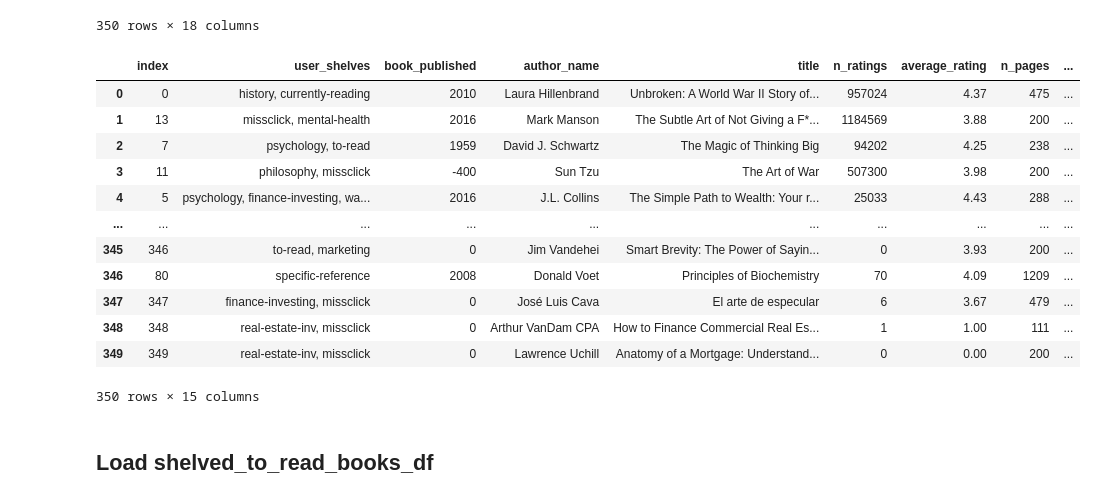
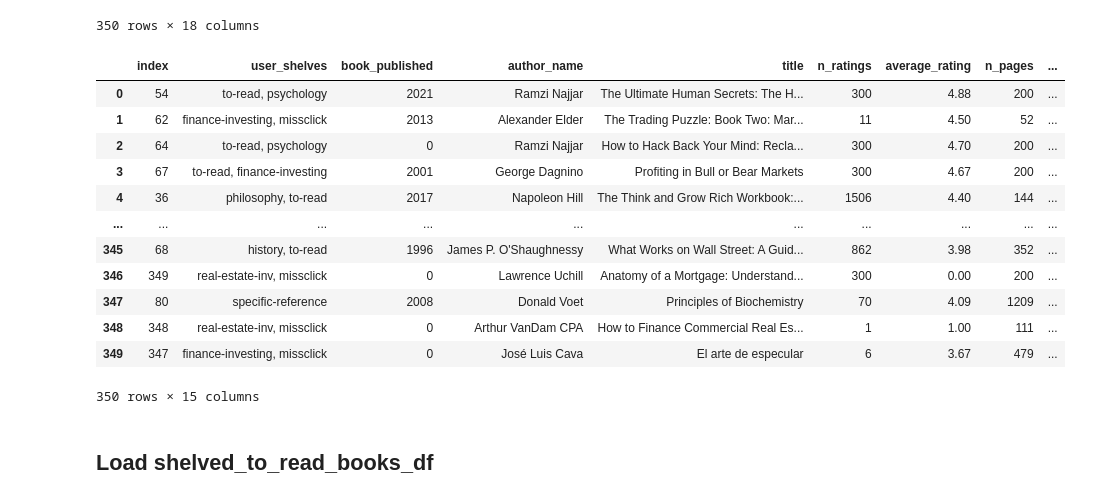
Before and after one commit to jgonzal1/jgonzal1.github.io, a Jupyter notebook: assets/📚.ipynb, the cells around one changed output. Cells and saved outputs as stored; diff of their text form; code cells hidden in the pictures.

```diff
--- a/assets/📚.ipynb
+++ b/assets/📚.ipynb
@@ -151,43 +151,47 @@ shelved_to_read_books_df = pd.read_csv("../data/goodreads-transformed/shelved_to
 del shelved_to_read_books_df["n_ratings"]
 shelved_to_read_book_ids_df = pd.read_csv("../data/goodreads-transformed/shelved_to_read_book_ids.csv")
 shelved_to_read_books_df = shelved_to_read_books_df.merge(
   shelved_to_read_book_ids_df, how='left', on="book_id"
 ).fillna(0)
+shelved_to_read_books_df.loc[shelved_to_read_books_df["book_id"]==9923513, "n_ratings"] = 4
+shelved_to_read_books_df.loc[shelved_to_read_books_df["book_id"]==9923513, "average_rating"] = 4.3
+shelved_to_read_books_df.loc[shelved_to_read_books_df["book_id"]==9923513, "n_pages"] = 196
 shelved_to_read_books_df["n_pages"] = shelved_to_read_books_df["n_pages"].apply(lambda np: 200 if np==0 else np)
+shelved_to_read_books_df["n_ratings"] = shelved_to_read_books_df["n_ratings"].apply(lambda nr: 300 if nr==0 else nr)
 shelved_to_read_books_df = shelved_to_read_books_df.astype({
   "n_ratings": "int32",
   "n_pages": "int32"
 })
 shelved_to_read_books_df["darks"] = shelved_to_read_books_df[[
   "average_rating", "n_ratings", "n_pages"
 ]].apply(
-  lambda r: (max(r.iloc[0]**1.6, r.iloc[0]**2.2-12)-8) + (3*np.log10(r.iloc[1]+1)) - (10*np.log10(r.iloc[2]+1)-20) #avg>pages>reads
+  lambda r: max(max(r.iloc[0], r.iloc[0]**2-12)-3,-1) + max(1.5*np.log10(r.iloc[1]+1)-0.18,0) + max(21.4-8*np.log10(r.iloc[2]+1),0) #avg>pages>reads
   , axis=1
 )
 shelved_to_read_books_df = shelved_to_read_books_df.sort_values("darks", ascending=[False])[[
   "user_shelves", "book_published", "author_name", "title"
   , "n_ratings", "average_rating", "n_pages", "darks", "user_rating"
   , "book_id", "isbn", "date_shelved", "filename", "batch"
 ]][
   ~shelved_to_read_books_df["user_shelves"].str.contains("read-inspiring") &
   (shelved_to_read_books_df["user_rating"]!=1) &
   (shelved_to_read_books_df["user_rating"]!=2)
 ]
 shelved_to_read_books_df.index.name='index'
 shelved_to_read_books_df = shelved_to_read_books_df.reset_index()
 shelved_to_read_books_df.to_csv('../data/goodreads-transformed/shelved_to_read_books_2_df.csv')
 shelved_to_read_books_df
 # %% [output]
 |  | index | user_shelves | book_published | author_name | title | n_ratings | average_rating | n_pages | ... |
-| 0 | 0 | history, currently-reading | 2010 | Laura Hillenbrand | Unbroken: A World War II Story of... | 957024 | 4.37 | 475 | ... |
-| 1 | 13 | missclick, mental-health | 2016 | Mark Manson | The Subtle Art of Not Giving a F*... | 1184569 | 3.88 | 200 | ... |
-| 2 | 7 | psychology, to-read | 1959 | David J. Schwartz | The Magic of Thinking Big | 94202 | 4.25 | 238 | ... |
-| 3 | 11 | philosophy, missclick | -400 | Sun Tzu | The Art of War | 507300 | 3.98 | 200 | ... |
-| 4 | 5 | psychology, finance-investing, wa... | 2016 | J.L. Collins | The Simple Path to Wealth: Your r... | 25033 | 4.43 | 288 | ... |
+| 0 | 54 | to-read, psychology | 2021 | Ramzi Najjar | The Ultimate Human Secrets: The H... | 300 | 4.88 | 200 | ... |
+| 1 | 62 | finance-investing, missclick | 2013 | Alexander Elder | The Trading Puzzle: Book Two: Mar... | 11 | 4.50 | 52 | ... |
+| 2 | 64 | to-read, psychology | 0 | Ramzi Najjar | How to Hack Back Your Mind: Recla... | 300 | 4.70 | 200 | ... |
+| 3 | 67 | to-read, finance-investing | 2001 | George Dagnino | Profiting in Bull or Bear Markets | 300 | 4.67 | 200 | ... |
+| 4 | 36 | philosophy, to-read | 2017 | Napoleon Hill | The Think and Grow Rich Workbook:... | 1506 | 4.40 | 144 | ... |
 | ... | ... | ... | ... | ... | ... | ... | ... | ... | ... |
-| 345 | 346 | to-read, marketing | 0 | Jim Vandehei | Smart Brevity: The Power of Sayin... | 0 | 3.93 | 200 | ... |
-| 346 | 80 | specific-reference | 2008 | Donald Voet | Principles of Biochemistry | 70 | 4.09 | 1209 | ... |
-| 347 | 347 | finance-investing, missclick | 0 | José Luis Cava | El arte de especular | 6 | 3.67 | 479 | ... |
+| 345 | 68 | history, to-read | 1996 | James P. O'Shaughnessy | What Works on Wall Street: A Guid... | 862 | 3.98 | 352 | ... |
+| 346 | 349 | real-estate-inv, missclick | 0 | Lawrence Uchill | Anatomy of a Mortgage: Understand... | 300 | 0.00 | 200 | ... |
+| 347 | 80 | specific-reference | 2008 | Donald Voet | Principles of Biochemistry | 70 | 4.09 | 1209 | ... |
 | 348 | 348 | real-estate-inv, missclick | 0 | Arthur VanDam CPA | How to Finance Commercial Real Es... | 1 | 1.00 | 111 | ... |
-| 349 | 349 | real-estate-inv, missclick | 0 | Lawrence Uchill | Anatomy of a Mortgage: Understand... | 0 | 0.00 | 200 | ... |
+| 349 | 347 | finance-investing, missclick | 0 | José Luis Cava | El arte de especular | 6 | 3.67 | 479 | ... |
 350 rows × 15 columns
```
Also changed, not shown: parts of 1 cell of this notebook.
